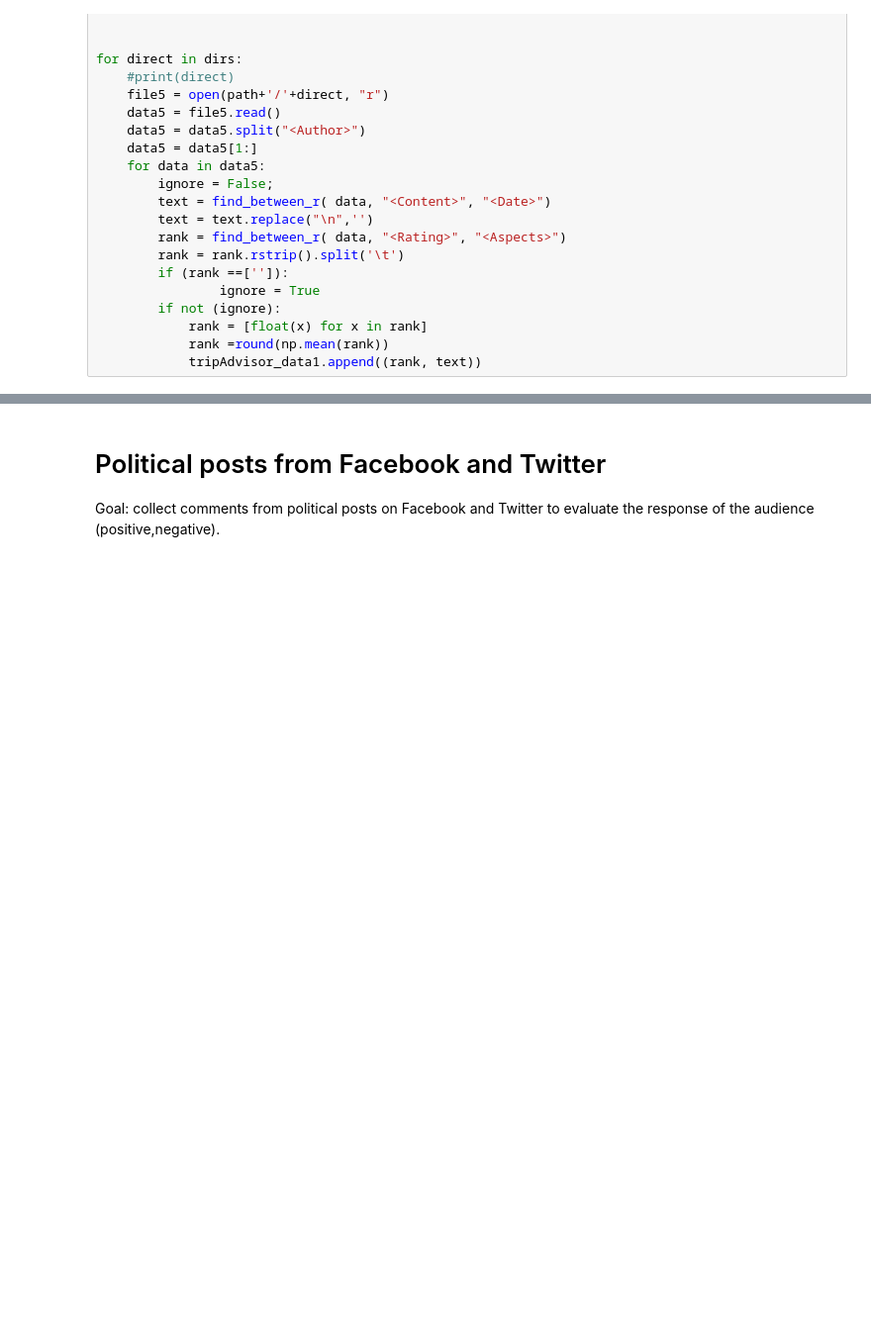
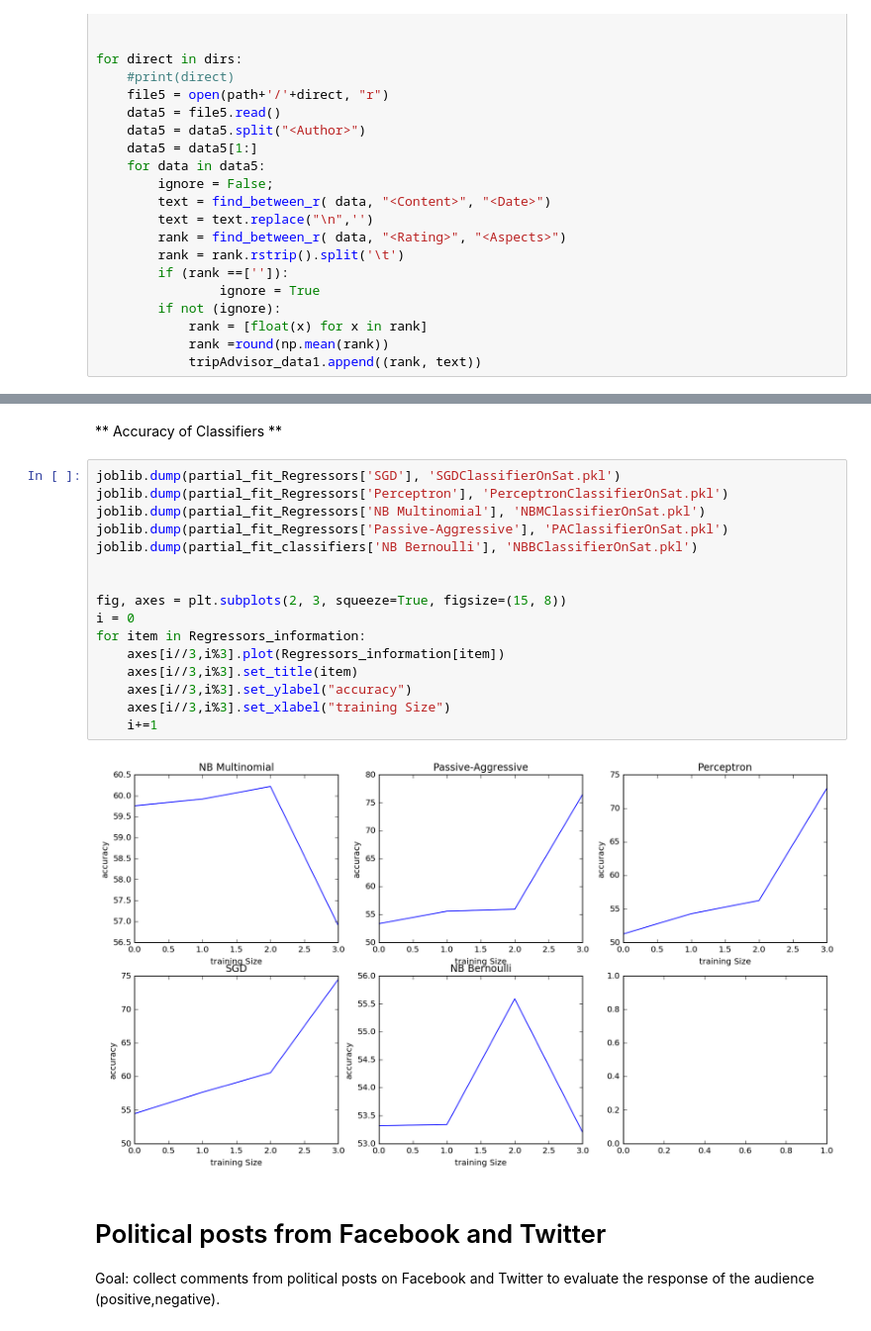
Before and after one commit to meryemwehbe/NTDS_Project, a Jupyter notebook: myProject.ipynb, the cells around one changed output, grey strips where cells are left out. Shown at 99% size. Cells and saved outputs as stored; diff of their text form; blank space fills up the shorter version.

```diff
--- a/myProject.ipynb
+++ b/myProject.ipynb
@@ -995,3 +535,23 @@ plt.legend(titles)
+# %% [markdown]
+** Accuracy of Classifiers **
+# %%
+joblib.dump(partial_fit_Regressors['SGD'], 'SGDClassifierOnSat.pkl')
+joblib.dump(partial_fit_Regressors['Perceptron'], 'PerceptronClassifierOnSat.pkl')
+joblib.dump(partial_fit_Regressors['NB Multinomial'], 'NBMClassifierOnSat.pkl')
+joblib.dump(partial_fit_Regressors['Passive-Aggressive'], 'PAClassifierOnSat.pkl')
+joblib.dump(partial_fit_classifiers['NB Bernoulli'], 'NBBClassifierOnSat.pkl')
+
+
+fig, axes = plt.subplots(2, 3, squeeze=True, figsize=(15, 8))
+i = 0
+for item in Regressors_information:
+    axes[i//3,i%3].plot(Regressors_information[item])
+    axes[i//3,i%3].set_title(item)
+    axes[i//3,i%3].set_ylabel("accuracy")
+    axes[i//3,i%3].set_xlabel("training Size")
+    i+=1
+# %% [output]
+[figure, added]
 # %% [markdown]
 # Political posts from Facebook and Twitter
 
```
Also changed, not shown: parts of 34 cells of this notebook, 12 other files.
